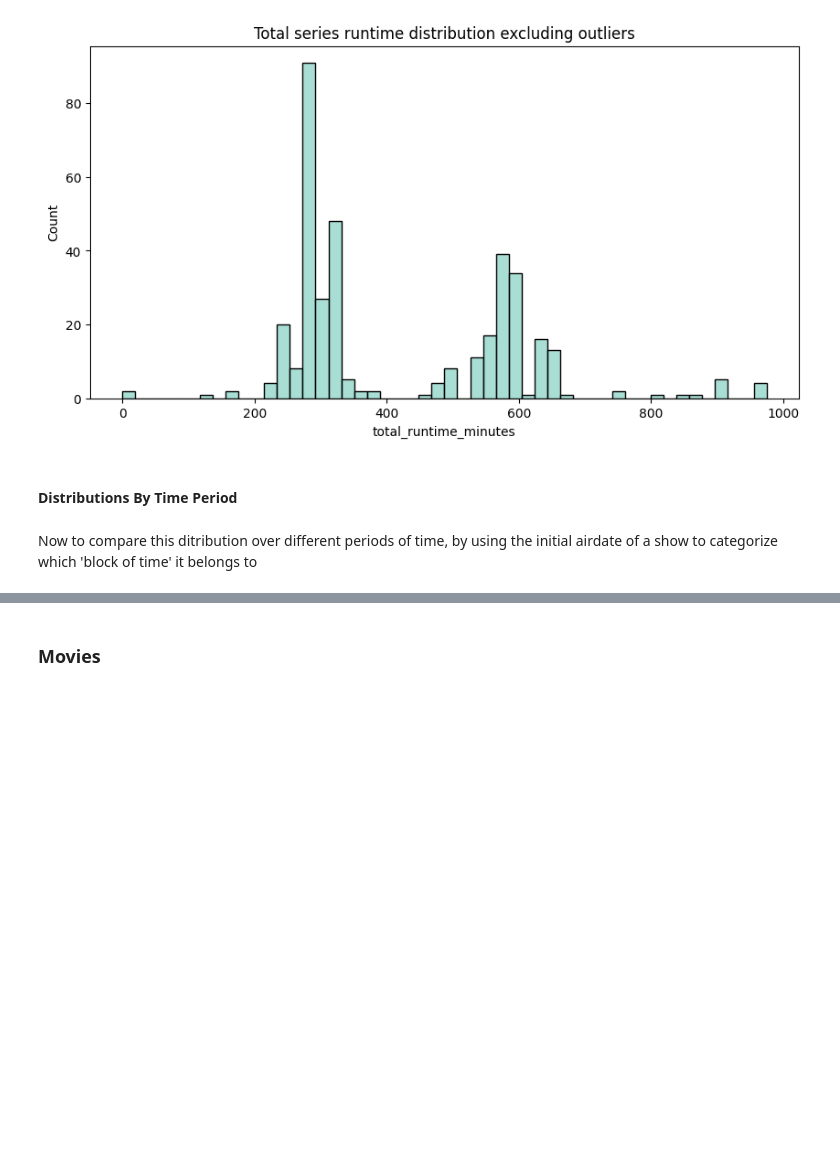
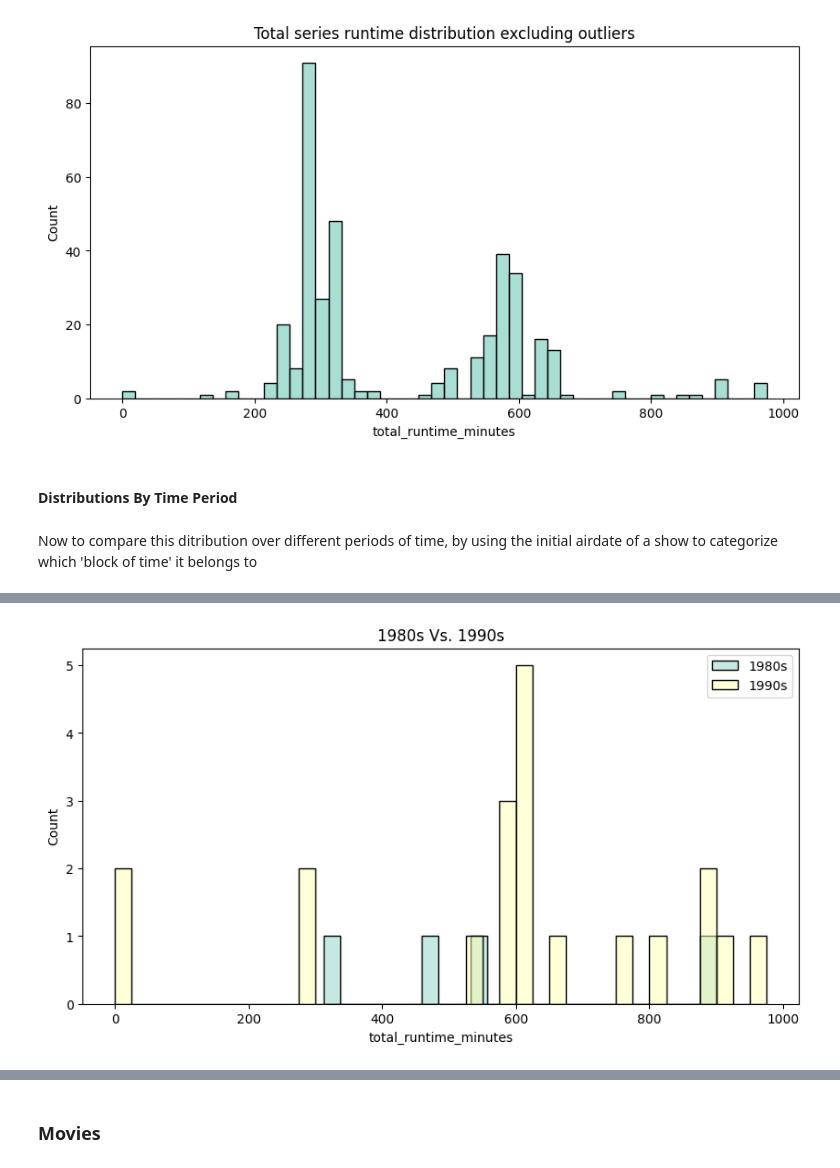
Before and after one commit to Esalsac/project-2-eda-sql, a Jupyter notebook: Week_3_Project.ipynb, the cells around one changed output, grey strips where cells are left out. Drawn from its saved outputs; the diff is of its cells as text; code cells hidden in the pictures; blank space fills up the shorter version.

```diff
--- a/Week_3_Project.ipynb
+++ b/Week_3_Project.ipynb
@@ -749,0 +778,11 @@ plt.show()
+# %%
+plt.figure(figsize=(10,5))
+
+sns.histplot(eighties, binwidth = bin_width, alpha=0.5, label="1980s")
+sns.histplot(nineties, binwidth = bin_width, alpha=0.5, label="1990s")
+
+plt.legend()
+plt.title("1980s Vs. 1990s")
+plt.show()
+# %% [output]
+[figure, added]
```
Also changed, not shown: parts of 26 cells of this notebook.
